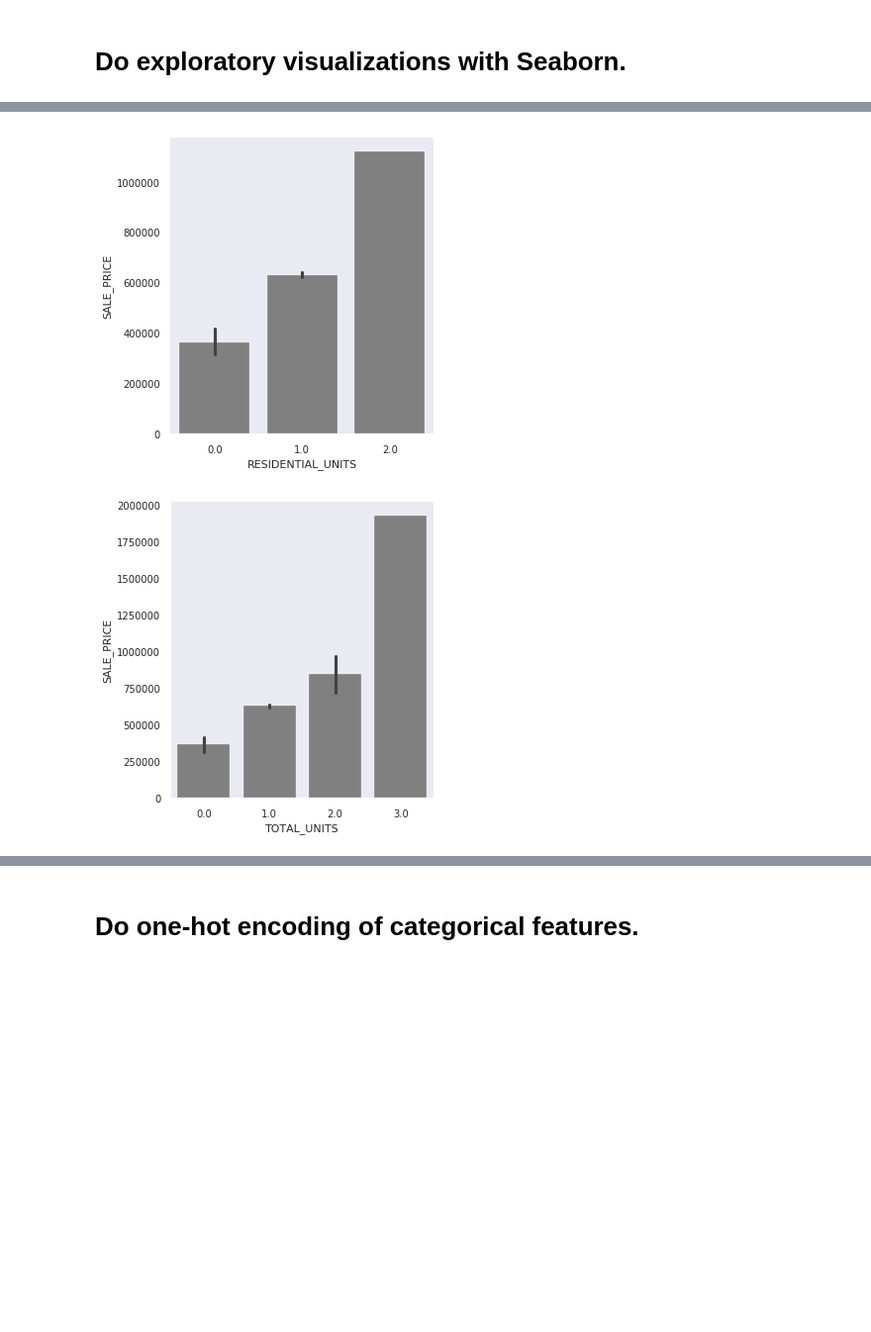
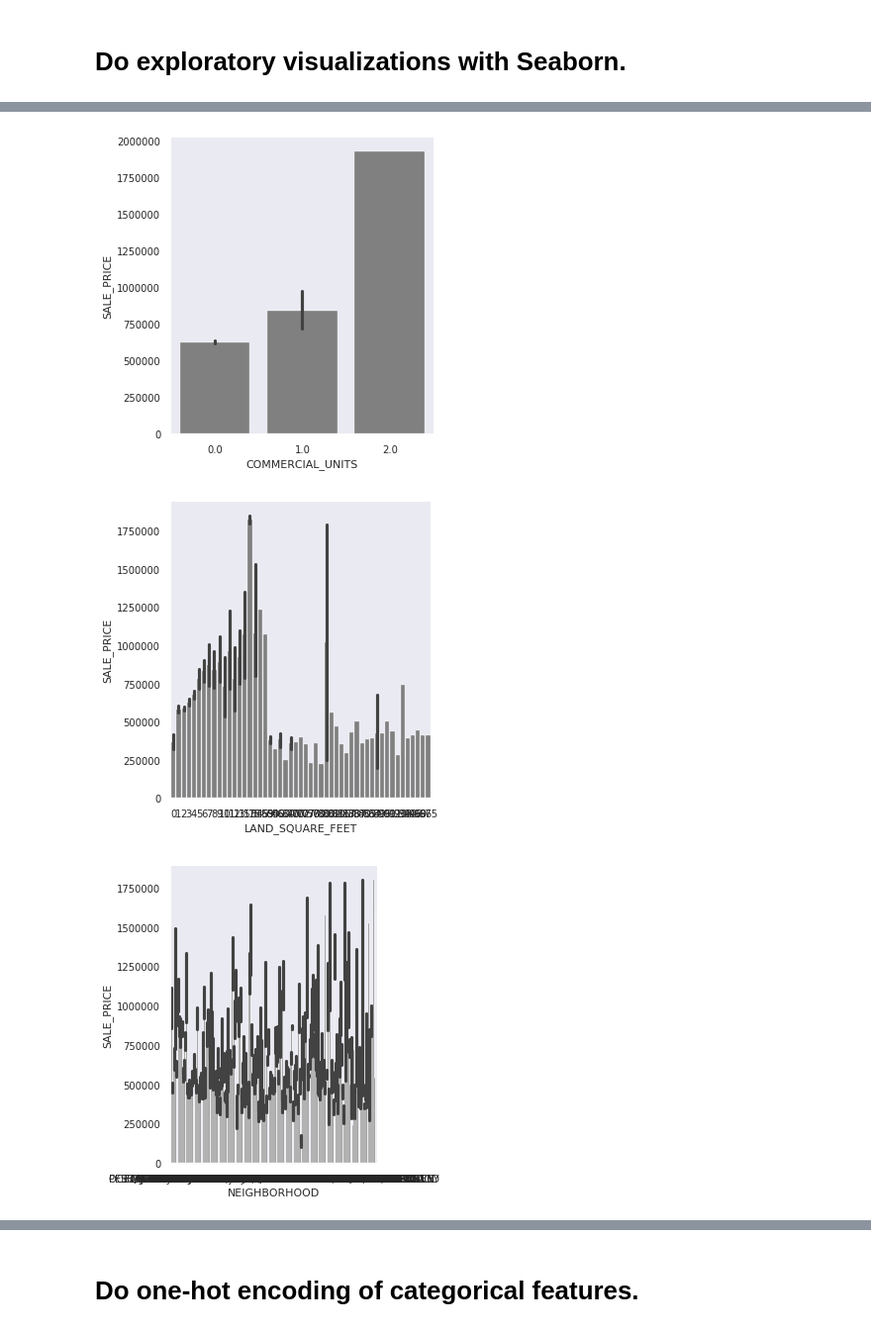
Before and after one commit to spentaur/DS-Unit-2-Regression-Classification, a Jupyter notebook: module3/assignment_regression_classification_3.ipynb, the cells around one changed output, grey strips where cells are left out. Shown at 99% size. Drawn from its saved outputs; the diff is of its cells as text; code cells hidden in the pictures; blank space fills up the shorter version.

```diff
--- a/module3/assignment_regression_classification_3.ipynb
+++ b/module3/assignment_regression_classification_3.ipynb
@@ -152,0 +170,2 @@ train['SALE_PRICE'].max()
+# %%
+train,test = split()
@@ -160,7 +185,7 @@ import seaborn as sns
 sns.set_style('dark')
 
 for col in sorted(train.columns):
-    if 2 < train[col].nunique() < 12:
+    if 2 < train[col].nunique() < 200:
         sns.catplot(x=col, y='SALE_PRICE', data = train, kind = 'bar', color = 'grey')
         plt.show()
 # %% [output]
@@ -170,2 +195,3 @@ for col in sorted(train.columns):
-[figure, old version]
+[figure, new version]
-[figure, old version]
+[figure, new version]
+[figure, added]
```
Also changed, not shown: parts of 22 cells of this notebook.
